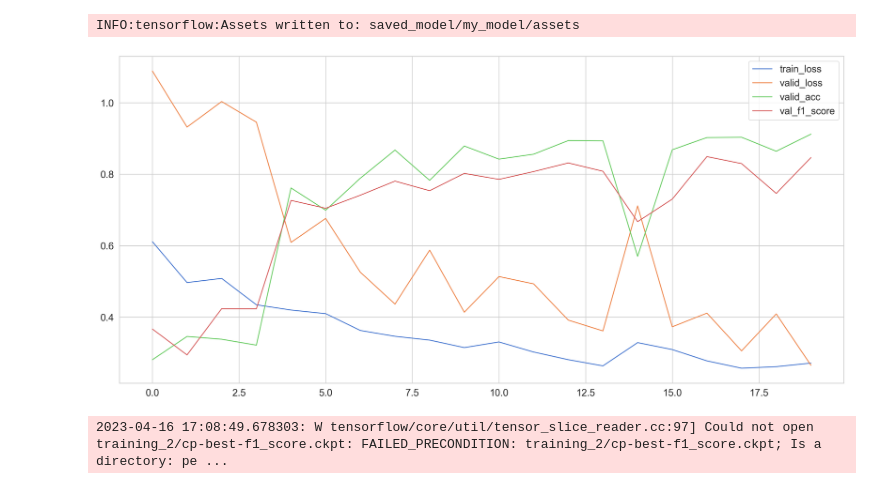
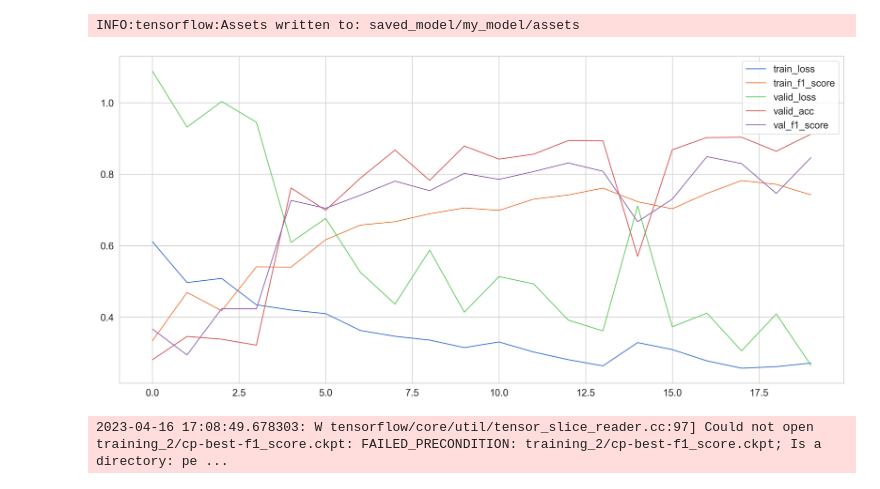
Before and after one commit to MoreBangForYourBuck/c2_competition, a Jupyter notebook: tensorflow_bi_LSTM.ipynb, the cells around one changed output. Drawn from its saved outputs; the diff is of its cells as text; code cells hidden in the pictures.

Commit message:
added prediction plots

```diff
--- a/tensorflow_bi_LSTM.ipynb
+++ b/tensorflow_bi_LSTM.ipynb
@@ -298,11 +307,11 @@ weight_for_1 = (1 / class1) * (total / 4.0)
 weight_for_2 = (1 / class2) * (total / 4.0)
 weight_for_3 = (1 / class3) * (total / 4.0)
 '''
-# manuals weights
+# manuals weights based on confusion matrix
 weight_for_0 = .25
 weight_for_1 = 1.2
 weight_for_2 = 1.1
-weight_for_3 = 2
+weight_for_3 = 3
 
 class_weight = {0: weight_for_0, 1: weight_for_1, 2: weight_for_2, 3: weight_for_3}
 
@@ -377,13 +386,14 @@ INFO:tensorflow:Assets written to: saved_model/my_model/assets
 INFO:tensorflow:Assets written to: saved_model/my_model/assets
 # %%
 plt.plot(history.history['loss'], label='train_loss')
+plt.plot(history.history['f1_score'], label='train_f1_score')
 plt.plot(history.history['val_loss'], label='valid_loss')
 plt.plot(history.history['val_acc'], label='valid_acc')
 plt.plot(history.history['val_f1_score'], label='val_f1_score')
 
 plt.legend();
 # %% [output]
-[figure, old version]
+[figure, new version]
 # %%
 model.load_weights('training_2/cp-best-f1_score.ckpt')
 # %% [output]
```
Also changed, not shown: parts of 3 cells of this notebook.
